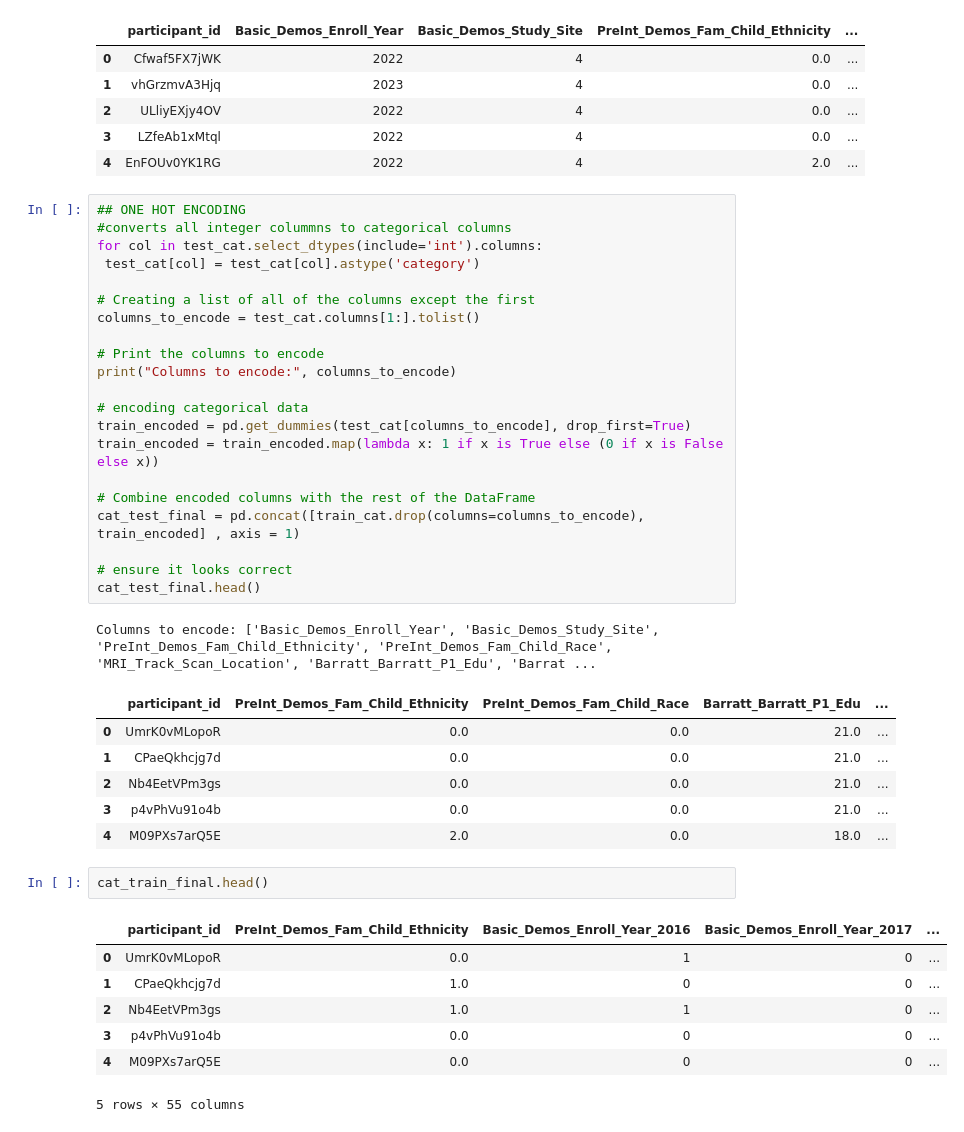
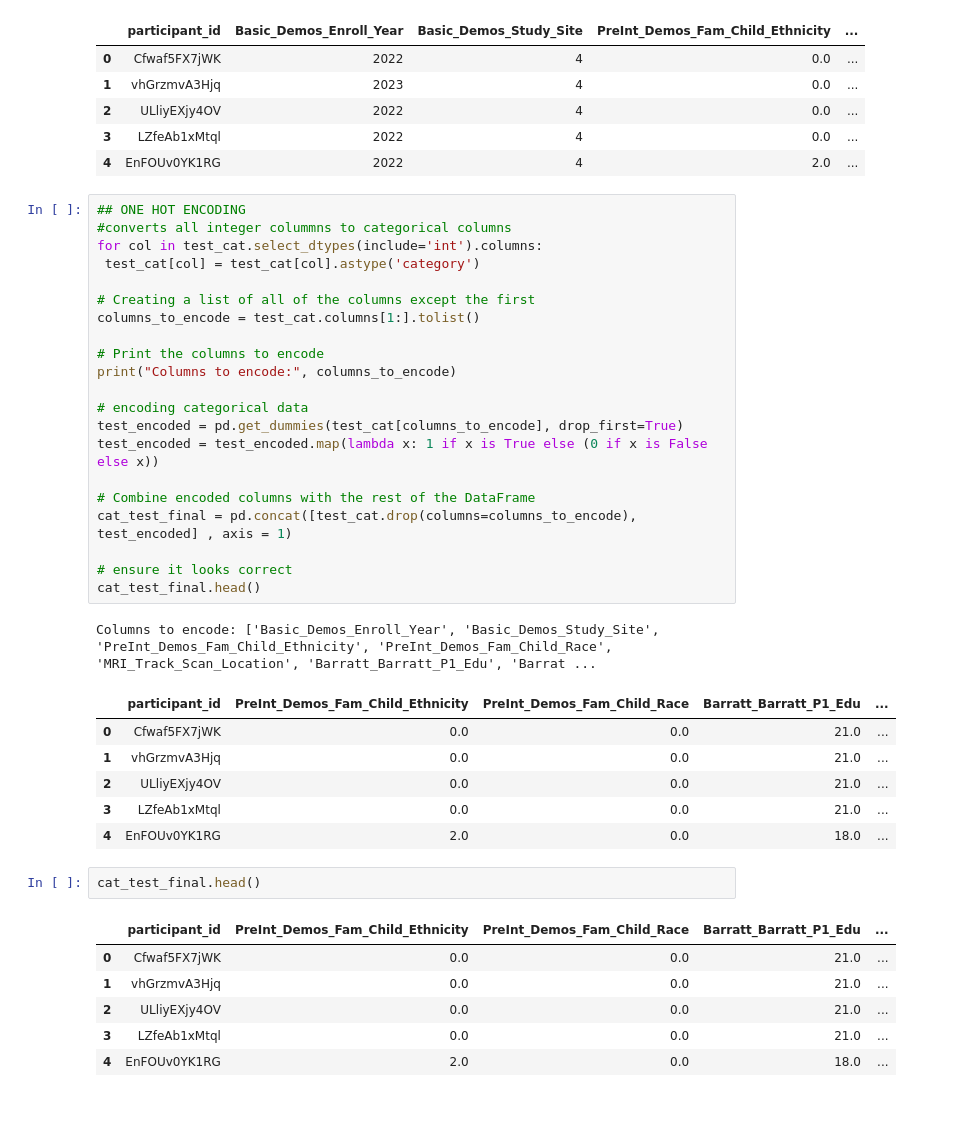
Before and after one commit to fatimahyusof/WiDS, a Jupyter notebook: Wids.ipynb, the cells around one changed output. Drawn from its saved outputs; the diff is of its cells as text.

```diff
--- a/Wids.ipynb
+++ b/Wids.ipynb
@@ -1640,29 +1637,28 @@ columns_to_encode = test_cat.columns[1:].tolist()
 print("Columns to encode:", columns_to_encode)
 
 # encoding categorical data
-train_encoded = pd.get_dummies(test_cat[columns_to_encode], drop_first=True)
-train_encoded = train_encoded.map(lambda x: 1 if x is True else (0 if x is False else x))
+test_encoded = pd.get_dummies(test_cat[columns_to_encode], drop_first=True)
+test_encoded = test_encoded.map(lambda x: 1 if x is True else (0 if x is False else x))
 
 # Combine encoded columns with the rest of the DataFrame
-cat_test_final = pd.concat([train_cat.drop(columns=columns_to_encode), train_encoded] , axis = 1)
+cat_test_final = pd.concat([test_cat.drop(columns=columns_to_encode), test_encoded] , axis = 1)
 
 # ensure it looks correct
 cat_test_final.head()
 # %% [output]
 Columns to encode: ['Basic_Demos_Enroll_Year', 'Basic_Demos_Study_Site', 'PreInt_Demos_Fam_Child_Ethnicity', 'PreInt_Demos_Fam_Child_Race', 'MRI_Track_Scan_Location', 'Barratt_Barratt_P1_Edu', 'Barrat ...
 |  | participant_id | PreInt_Demos_Fam_Child_Ethnicity | PreInt_Demos_Fam_Child_Race | Barratt_Barratt_P1_Edu | ... |
-| 0 | UmrK0vMLopoR | 0.0 | 0.0 | 21.0 | ... |
-| 1 | CPaeQkhcjg7d | 0.0 | 0.0 | 21.0 | ... |
-| 2 | Nb4EetVPm3gs | 0.0 | 0.0 | 21.0 | ... |
-| 3 | p4vPhVu91o4b | 0.0 | 0.0 | 21.0 | ... |
-| 4 | M09PXs7arQ5E | 2.0 | 0.0 | 18.0 | ... |
+| 0 | Cfwaf5FX7jWK | 0.0 | 0.0 | 21.0 | ... |
+| 1 | vhGrzmvA3Hjq | 0.0 | 0.0 | 21.0 | ... |
+| 2 | ULliyEXjy4OV | 0.0 | 0.0 | 21.0 | ... |
+| 3 | LZfeAb1xMtql | 0.0 | 0.0 | 21.0 | ... |
+| 4 | EnFOUv0YK1RG | 2.0 | 0.0 | 18.0 | ... |
 # %%
-cat_train_final.head()
+cat_test_final.head()
 # %% [output]
-|  | participant_id | PreInt_Demos_Fam_Child_Ethnicity | Basic_Demos_Enroll_Year_2016 | Basic_Demos_Enroll_Year_2017 | ... |
-| 0 | UmrK0vMLopoR | 0.0 | 1 | 0 | ... |
-| 1 | CPaeQkhcjg7d | 1.0 | 0 | 0 | ... |
-| 2 | Nb4EetVPm3gs | 1.0 | 1 | 0 | ... |
-| 3 | p4vPhVu91o4b | 0.0 | 0 | 0 | ... |
-| 4 | M09PXs7arQ5E | 0.0 | 0 | 0 | ... |
+|  | participant_id | PreInt_Demos_Fam_Child_Ethnicity | PreInt_Demos_Fam_Child_Race | Barratt_Barratt_P1_Edu | ... |
+| 0 | Cfwaf5FX7jWK | 0.0 | 0.0 | 21.0 | ... |
+| 1 | vhGrzmvA3Hjq | 0.0 | 0.0 | 21.0 | ... |
+| 2 | ULliyEXjy4OV | 0.0 | 0.0 | 21.0 | ... |
+| 3 | LZfeAb1xMtql | 0.0 | 0.0 | 21.0 | ... |
+| 4 | EnFOUv0YK1RG | 2.0 | 0.0 | 18.0 | ... |
-5 rows × 55 columns
```
Also changed, not shown: parts of 20 cells of this notebook.
